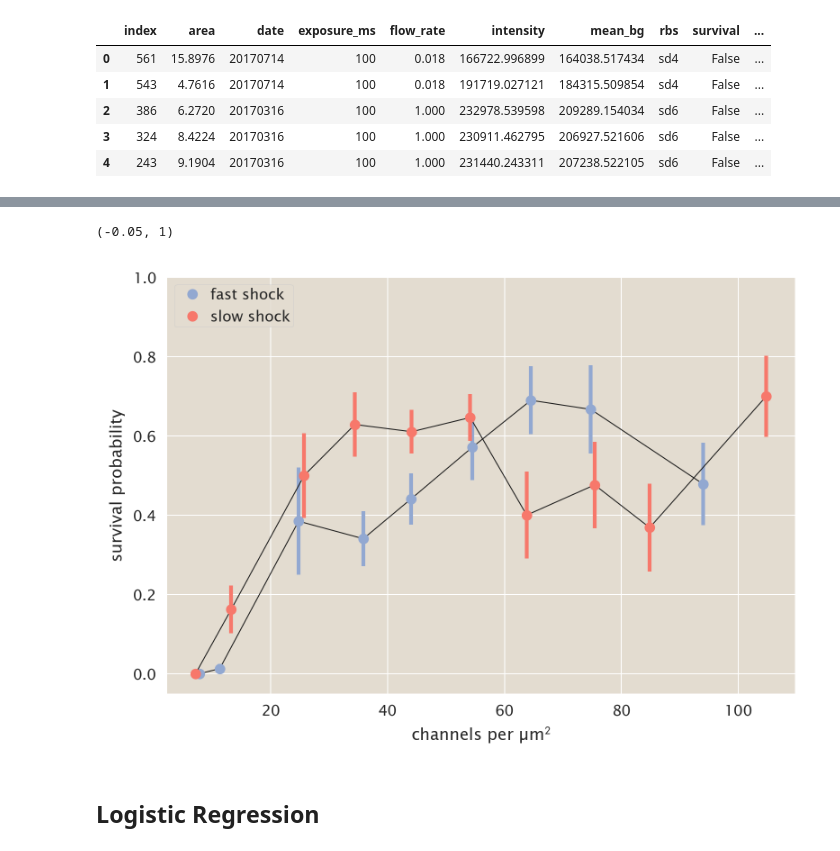
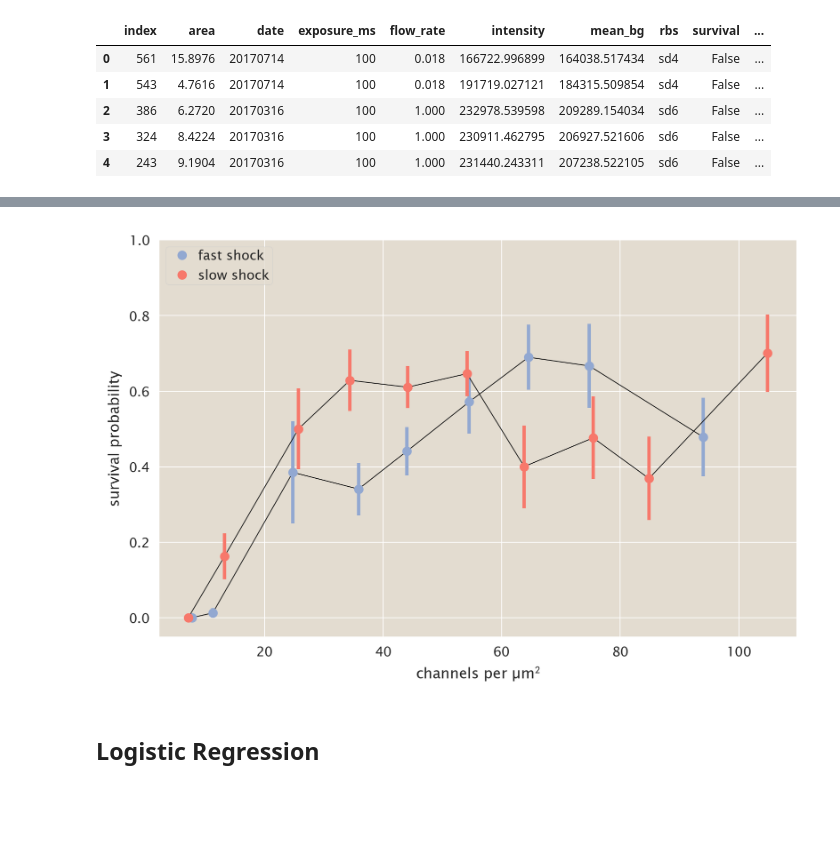
Before and after one commit to RPGroup-PBoC/mscl_survival, a Jupyter notebook: code/analysis.ipynb, the cells around one changed output, grey strips where cells are left out. Cells and saved outputs as stored; diff of their text form; code cells hidden in the pictures; blank space fills up the shorter version.

```diff
--- a/code/analysis.ipynb
+++ b/code/analysis.ipynb
@@ -288,20 +278,20 @@ stats = mscl.compute_survival_stats(binned_data)
 # %%
 # Generate the figure of the shock rates.
 grouped = stats.groupby('shock_group')
 fig, ax = plt.subplots(1,1, figsize=(6, 4))
 ax.set_xlabel('channels per µm$^2$')
 ax.set_ylabel('survival probability')
 
 colors = {'fast': '#92a8d1', 'slow': '#f7786b'}
 for g, d in grouped:
     _ = ax.errorbar(d['mean_chan'], d['prob'],  d['err'], color=colors[g],
                     label='__nolegend__', linestyle='none')
     _ = ax.plot(d['mean_chan'], d['prob'], 'k-', lw=0.5, label='__nolegend__')
     _ = ax.plot(d['mean_chan'], d['prob'],  'o', color=colors[g], label='{0} shock'.format(g))
 
 _ = ax.legend(loc='upper left')
-# _.get_title.set_fontsize(10)
 ax.set_ylim([-0.05, 1])
+plt.tight_layout()
+plt.savefig('../figs/analysis/shock_group_bin10_survival_curve.pdf', bbox_inches='tight')
 # %% [output]
-(-0.05, 1)
-[figure, old version]
+[figure, new version]
```
Also changed, not shown: parts of 26 cells of this notebook, 3 other files.
